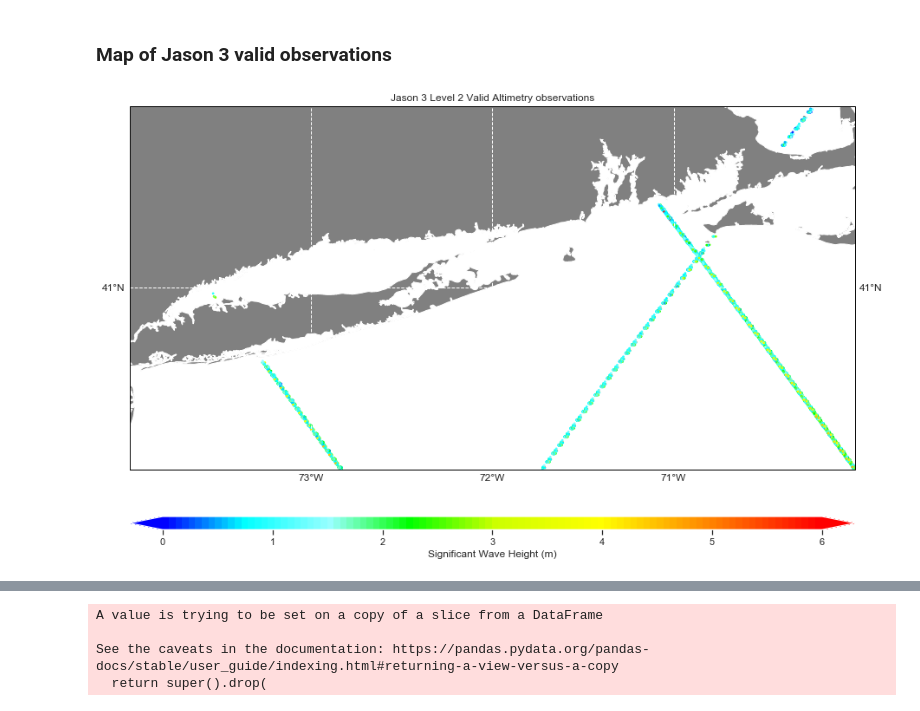
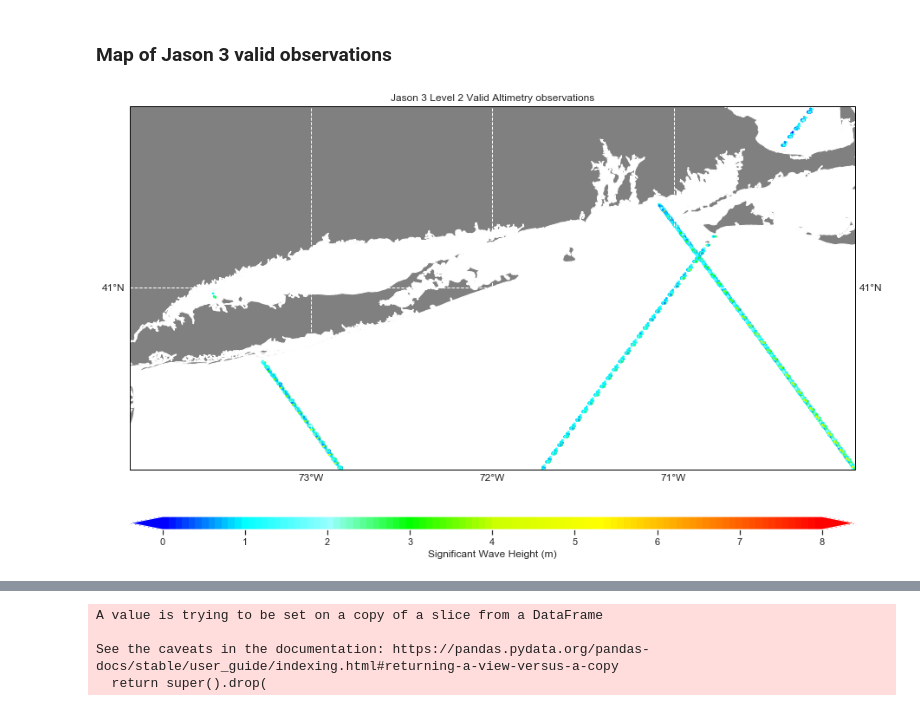
Before and after one commit to panmits86-zz/masters_thesis, a Jupyter notebook: validation.ipynb, the cells around one changed output, grey strips where cells are left out. Drawn from its saved outputs; the diff is of its cells as text; code cells hidden in the pictures.

```diff
--- a/validation.ipynb
+++ b/validation.ipynb
@@ -351,0 +516,22 @@ plt.savefig('SNE_obs_SA_valid.png', dpi=300, bbox_inches='tight')
+# %%
+# Map of Wind Speed observations
+
+fig, ax = make_map(projection=ccrs.PlateCarree())
+ax.set_extent([-74, -70, 40, 42])
+
+shp = shapereader.Reader('C:/Users/panmits86/Desktop/Python/SNE_shapefile/GSHHS_f_L1_SNE.shp')
+for record, geometry in zip(shp.records(), shp.geometries()):
+    ax.add_geometries([geometry], ccrs.PlateCarree(), facecolor='gray')
+
+#cmap=cmaps.GMT_seis_r
+cmap=cmaps.BlAqGrYeOrRe
+bounds = np.array([0,4,8,12,16,20])
+#norm = colors.BoundaryNorm(boundaries=bounds, ncolors=12)
+norm = mpl.colors.Normalize(vmin=0, vmax=20)
+cs2 = plt.scatter(swh_sa['lon'], swh_sa['lat'], c=swh_sa['wind_speed_alt'], s=3, marker='o', cmap=cmap, norm=norm,
+            transform=ccrs.Geodetic())
+cax,kw = mpl.colorbar.make_axes(ax,location='bottom',pad=0.05,aspect=50)
+out=fig.colorbar(cs2,cax=cax,ticks=bounds,extend='both',**kw)
+out.set_label('Wind Speed (m/s)',size=12)
+ax.set_title('SARAL-AltiKa Level 2 Valid Altimetry observations',size=12)
+plt.savefig('SNE_obs_SA_ws_valid.png', dpi=300, bbox_inches='tight')
@@ -351,0 +563,9 @@ plt.savefig('SNE_obs_SA_valid.png', dpi=300, bbox_inches='tight')
+# %%
+# Jason 3 valid Wind Speed observations time series
+fig, ax = plt.subplots(figsize=(15,10))
+ax.scatter(swh_ja['time'],swh_ja['wind_speed_alt'],s=1,color='orange')
+ax.set(xlabel="Date",
+       ylabel="Wind Speed (m/s)",
+       title="Jason 3 Valid observations")
+
+plt.savefig('jason3_ws.png', dpi=300)
@@ -363,25 +585,27 @@ def make_map(projection=ccrs.PlateCarree()):
     gl.yformatter = LATITUDE_FORMATTER
     return fig, ax
 # %%
+# Map of Wave Height observations
+
 fig, ax = make_map(projection=ccrs.PlateCarree())
 ax.set_extent([-74, -70, 40, 42])
 
 shp = shapereader.Reader('C:/Users/panmits86/Desktop/Python/SNE_shapefile/GSHHS_f_L1_SNE.shp')
 for record, geometry in zip(shp.records(), shp.geometries()):
     ax.add_geometries([geometry], ccrs.PlateCarree(), facecolor='gray')
 
 # Add markers for the position of the satellite observations for the 1st quarter of 2018.
 #cmap=cmaps.GMT_seis_r
 cmap=cmaps.BlAqGrYeOrRe
-bounds = np.array([0,1,2,3,4,5,6])
+bounds = np.array([0,1,2,3,4,5,6,7,8])
 #norm = colors.BoundaryNorm(boundaries=bounds, ncolors=12)
-norm = mpl.colors.Normalize(vmin=0, vmax=6)
+norm = mpl.colors.Normalize(vmin=0, vmax=8)
 cs2 = plt.scatter(swh_ja['lon'], swh_ja['lat'], c=swh_ja['swh_ku'], s=3, marker='o', cmap=cmap, norm=norm,
             transform=ccrs.Geodetic())
 cax,kw = mpl.colorbar.make_axes(ax,location='bottom',pad=0.05,aspect=50)
 out=fig.colorbar(cs2,cax=cax,ticks=bounds,extend='both',**kw)
 out.set_label('Significant Wave Height (m)',size=12)
 ax.set_title('Jason 3 Level 2 Valid Altimetry observations',size=12)
-plt.savefig('SNE_obs_JA3_valid.png', dpi=300, bbox_inches='tight')
+plt.savefig('SNE_obs_JA3_wh_valid.png', dpi=300, bbox_inches='tight')
 # %% [output]
-[figure, old version]
+[figure, new version]
```
Also changed, not shown: parts of 78 cells of this notebook, 2 other files.
